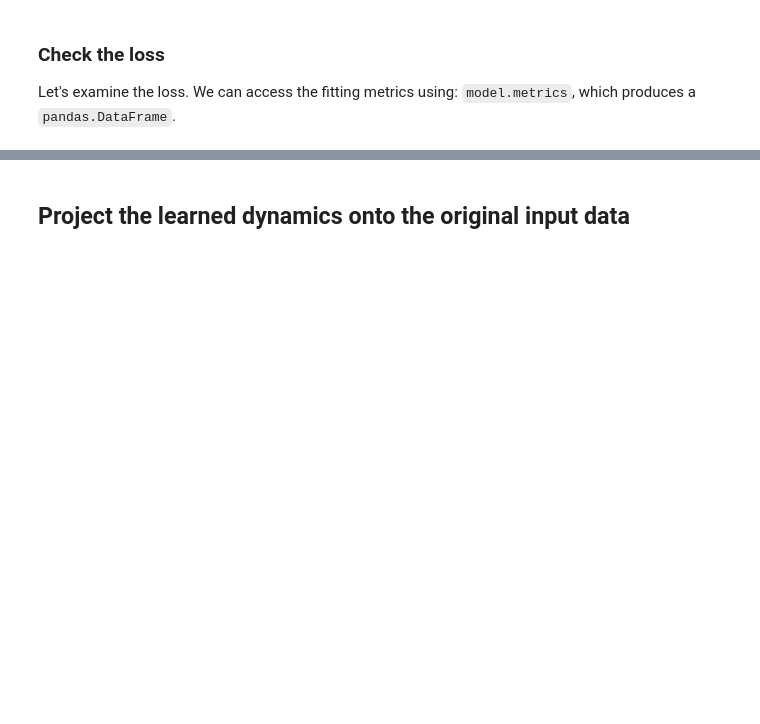
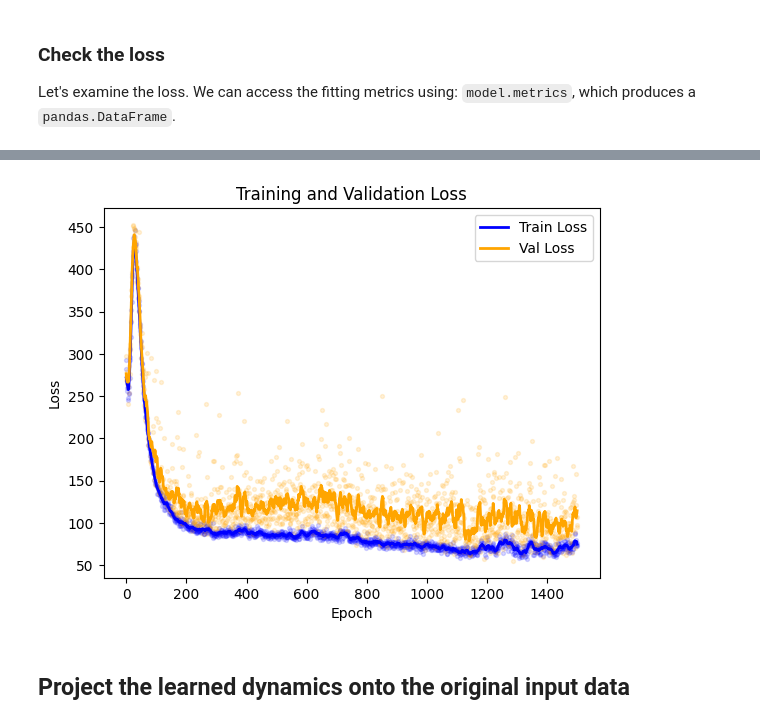
Before and after one commit to scDiffEq/scDiffEq, a Jupyter notebook: docs/source/_analyses/quickstart.ipynb, the cells around one changed output, grey strips where cells are left out. Saved outputs shown, nothing was run; the diff lists cells and outputs as text; code cells hidden in the pictures; blank space fills up the shorter version.

```diff
--- a/docs/source/_analyses/quickstart.ipynb
+++ b/docs/source/_analyses/quickstart.ipynb
@@ -135,3 +133,27 @@ model.metrics.groupby("epoch").apply(sinkhorn_epoch_loss).plot()
+# %%
+import matplotlib.pyplot as plt
+
+train_loss = model.metrics[['epoch', 'epoch_train_loss']].dropna().reset_index(drop=True)
+val_loss = model.metrics[['epoch', 'epoch_validation_loss']].dropna().reset_index(drop=True)
+
+# Plot raw values as scatter points
+plt.scatter(train_loss['epoch'], train_loss['epoch_train_loss'], color='blue', s=8, alpha=0.15)
+plt.scatter(val_loss['epoch'], val_loss['epoch_validation_loss'], color='orange', s=8, alpha=0.15)
+
+# Compute moving averages
+train_loss_ma = train_loss['epoch_train_loss'].rolling(window=10, min_periods=1, center=True).mean()
+val_loss_ma = val_loss['epoch_validation_loss'].rolling(window=10, min_periods=1, center=True).mean()
+
+# Plot moving averages as lines
+plt.plot(train_loss['epoch'], train_loss_ma, color='blue', linewidth=2, label='Train Loss')
+plt.plot(val_loss['epoch'], val_loss_ma, color='orange', linewidth=2, label='Val Loss')
+plt.xlabel('Epoch')
+plt.ylabel('Loss')
+plt.title('Training and Validation Loss')
+plt.legend()
+plt.show()
+# %% [output]
+[figure, added]
 # %% [markdown]
 ## Project the learned dynamics onto the original input data
 # %%
```
Also changed, not shown: parts of 40 cells of this notebook, 12 other files.
